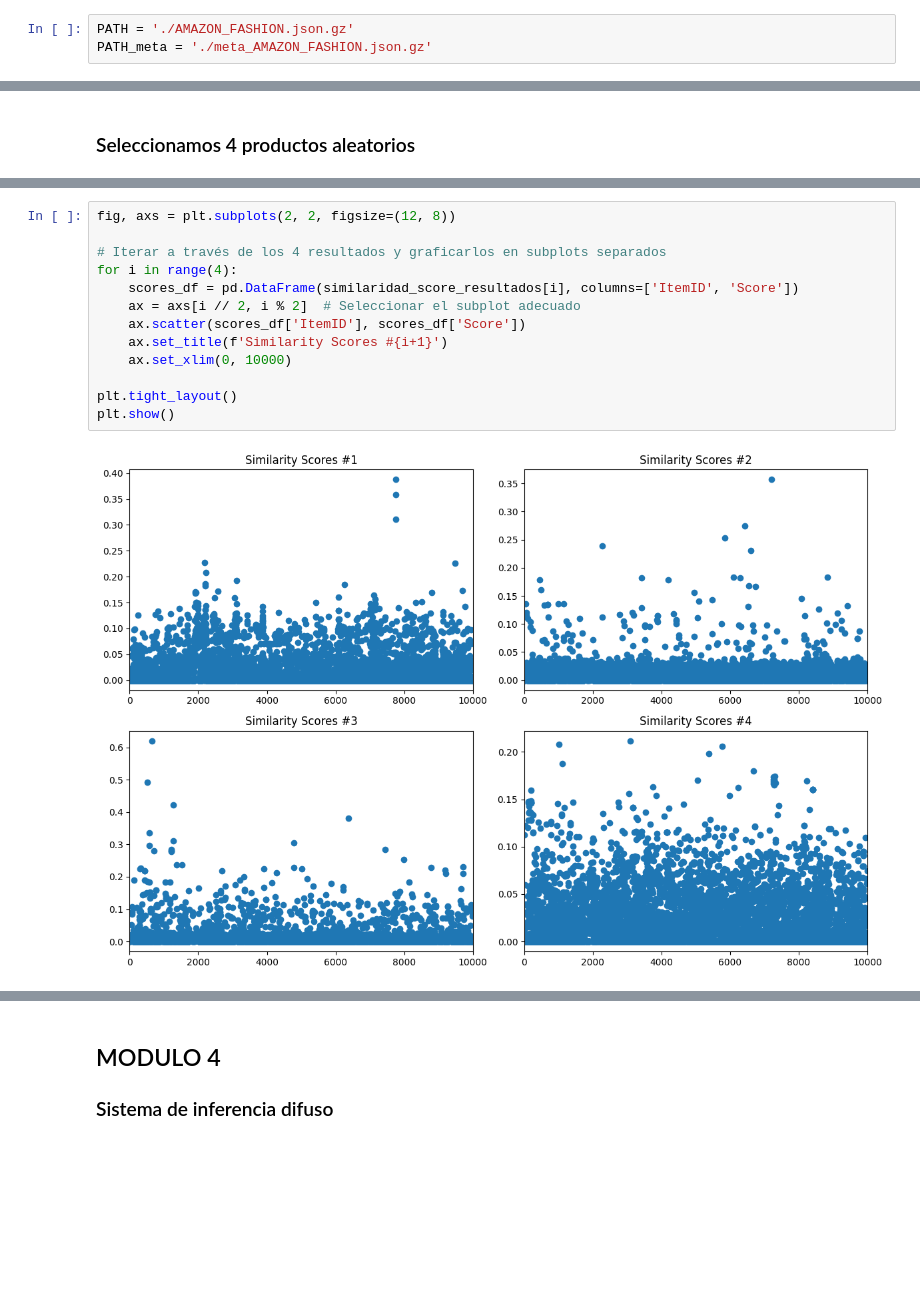
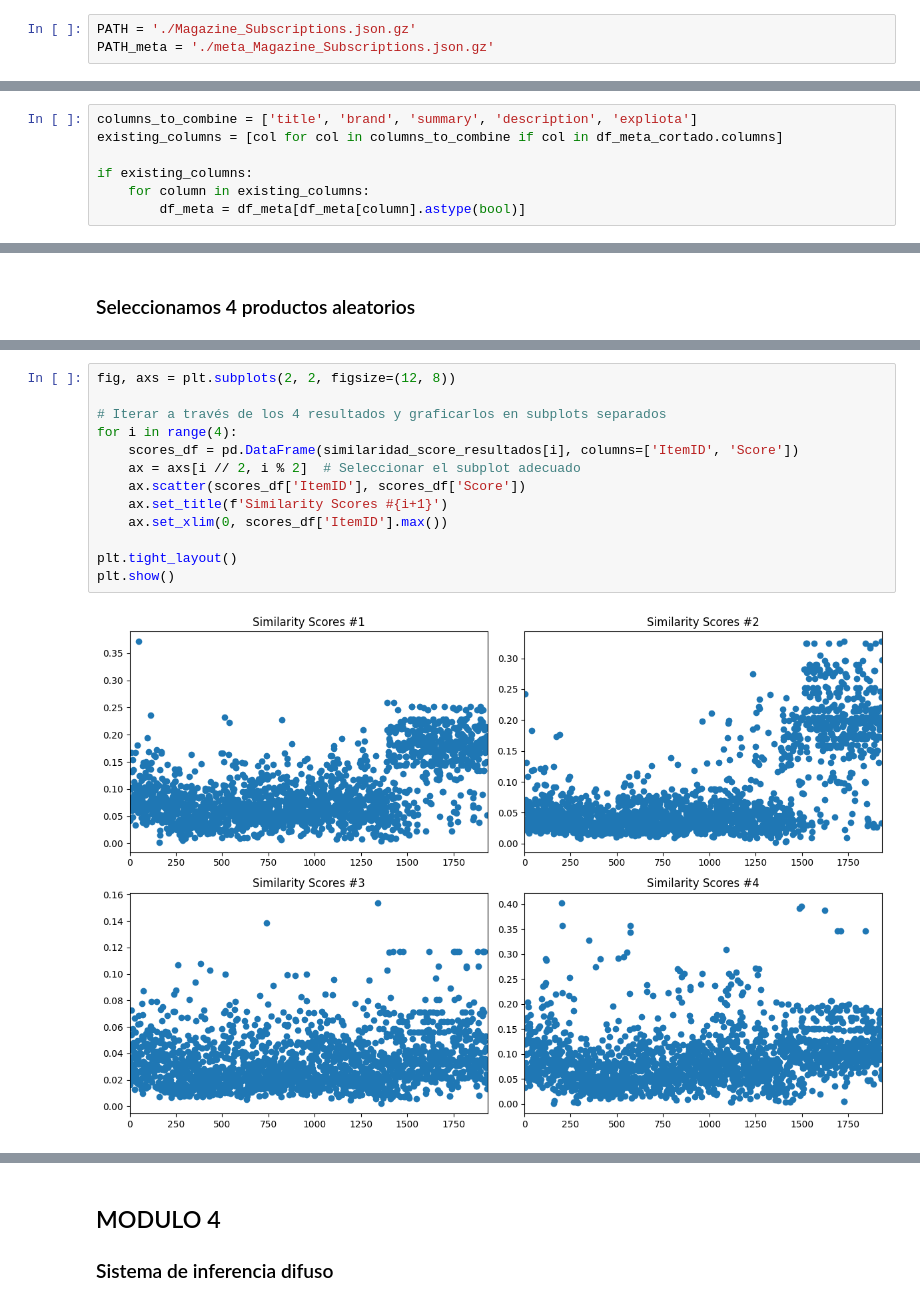
Before and after one commit to EmilioGinzo/fuzzy-recommendation-system-, a Jupyter notebook: analisis.ipynb, the cells around one changed output, grey strips where cells are left out. Drawn from its saved outputs; the diff is of its cells as text; blank space fills up the shorter version.

```diff
--- a/analisis.ipynb
+++ b/analisis.ipynb
@@ -13,8 +13,8 @@ from skfuzzy import control as ctrl
 import random
 from IPython.display import display
 # %%
-PATH = './AMAZON_FASHION.json.gz'
-PATH_meta = './meta_AMAZON_FASHION.json.gz'
+PATH = './Magazine_Subscriptions.json.gz'
+PATH_meta = './meta_Magazine_Subscriptions.json.gz'
 # %% [markdown]
 ## MODULO 1
 ### Lector de datasets
@@ -51,0 +54,7 @@ df_meta.shape
+# %%
+columns_to_combine = ['title', 'brand', 'summary', 'description', 'expliota']
+existing_columns = [col for col in columns_to_combine if col in df_meta_cortado.columns]
+
+if existing_columns:
+    for column in existing_columns:
+        df_meta = df_meta[df_meta[column].astype(bool)]
@@ -204,18 +226,18 @@ B000FLEMAS
 # %%
 fig, axs = plt.subplots(2, 2, figsize=(12, 8))
 
 # Iterar a través de los 4 resultados y graficarlos en subplots separados
 for i in range(4):
     scores_df = pd.DataFrame(similaridad_score_resultados[i], columns=['ItemID', 'Score'])
     ax = axs[i // 2, i % 2]  # Seleccionar el subplot adecuado
     ax.scatter(scores_df['ItemID'], scores_df['Score'])
     ax.set_title(f'Similarity Scores #{i+1}')
-    ax.set_xlim(0, 10000)
+    ax.set_xlim(0, scores_df['ItemID'].max())
 
 plt.tight_layout()
 plt.show()
 # %% [output]
-[figure, old version]
+[figure, new version]
 # %%
 # Inicializa listas vacías para almacenar los resultados
 final_results = []
```
Also changed, not shown: parts of 13 cells of this notebook.
